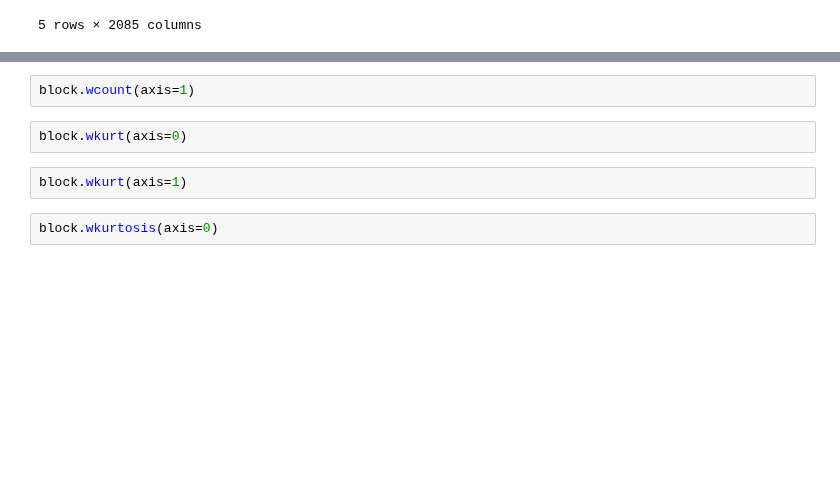
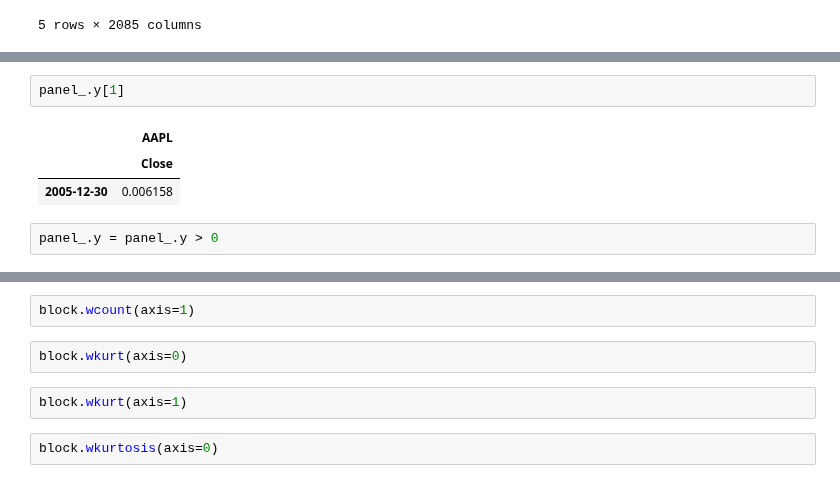
Before and after one commit to langflow-ai/wavy, a Jupyter notebook: notebooks/bovespa_analysis.ipynb, the cells around one changed output, grey strips where cells are left out. Cells and saved outputs as stored; diff of their text form; blank space fills up the shorter version.

```diff
--- a/notebooks/bovespa_analysis.ipynb
+++ b/notebooks/bovespa_analysis.ipynb
@@ -36,0 +42,8 @@ block.wcount()
+# %%
+panel_.y[1]
+# %% [output]
+|  | AAPL |
+|  | Close |
+| 2005-12-30 | 0.006158 |
+# %%
+panel_.y = panel_.y > 0
```
Also changed, not shown: parts of 26 cells of this notebook, 3 other files.
